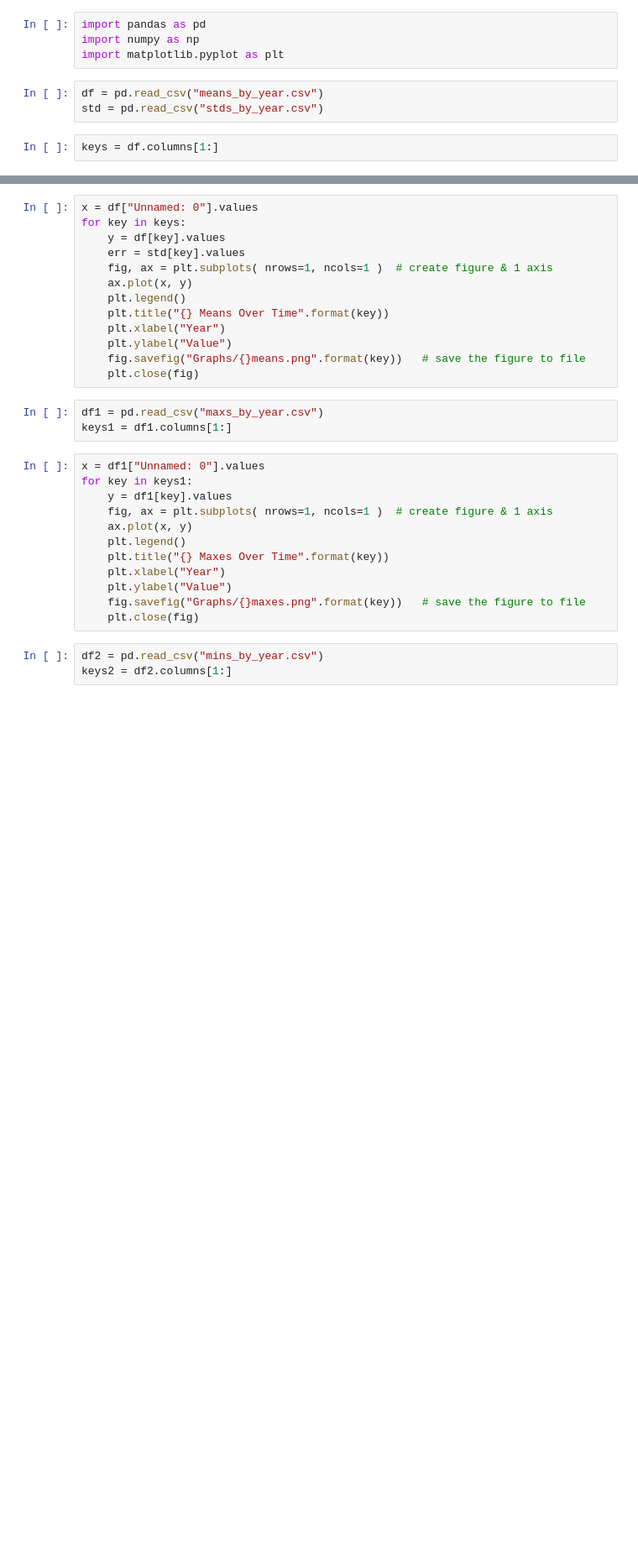
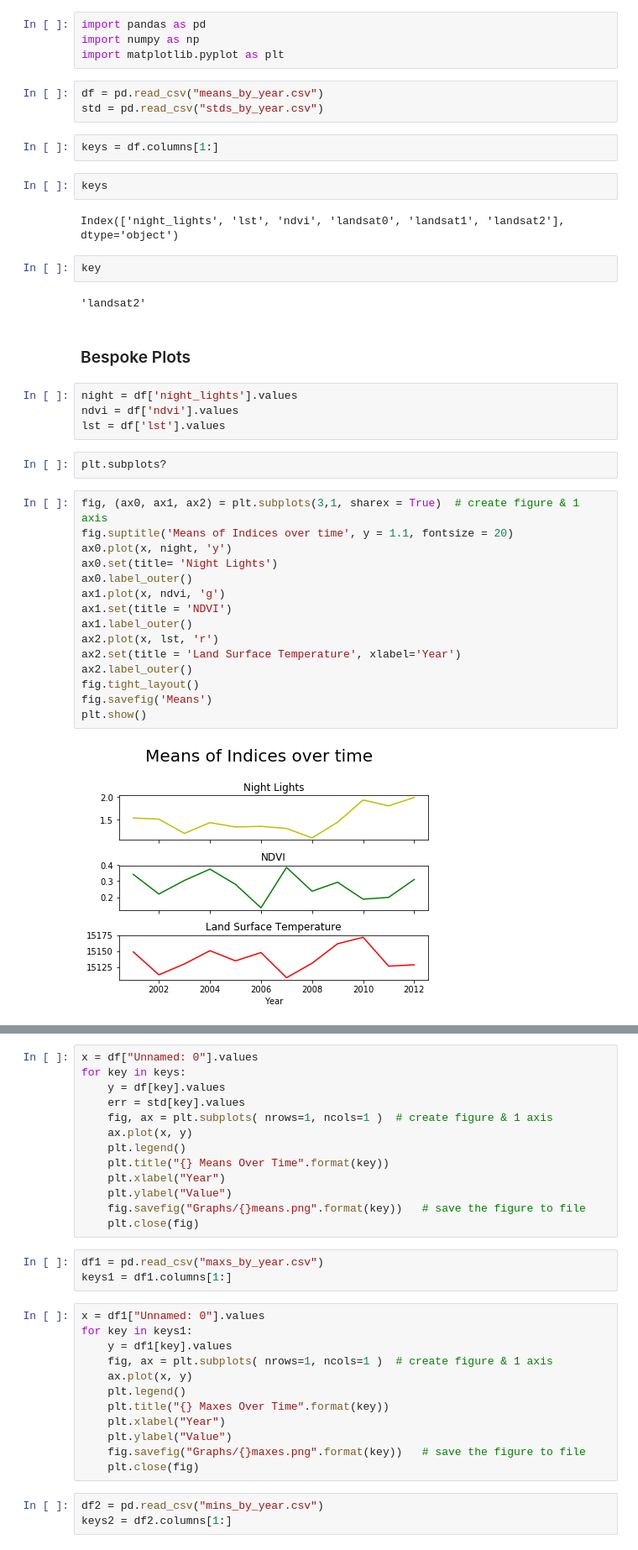
Before and after one commit to bethbailey/SateLIFE, a Jupyter notebook: bands_collapse_data/Graphing_Means.ipynb, the cells around one changed output, grey strips where cells are left out. Shown at 84% size. Saved outputs shown, nothing was run; the diff lists cells and outputs as text; blank space fills up the shorter version.

```diff
--- a/bands_collapse_data/Graphing_Means.ipynb
+++ b/bands_collapse_data/Graphing_Means.ipynb
@@ -7,3 +7,36 @@ df = pd.read_csv("means_by_year.csv")
 std = pd.read_csv("stds_by_year.csv")
 # %%
 keys = df.columns[1:]
+# %%
+keys
+# %% [output]
+Index(['night_lights', 'lst', 'ndvi', 'landsat0', 'landsat1', 'landsat2'], dtype='object')
+# %%
+key
+# %% [output]
+'landsat2'
+# %% [markdown]
+### Bespoke Plots
+# %%
+night = df['night_lights'].values
+ndvi = df['ndvi'].values
+lst = df['lst'].values
+# %%
+plt.subplots?
+# %%
+fig, (ax0, ax1, ax2) = plt.subplots(3,1, sharex = True)  # create figure & 1 axis
+fig.suptitle('Means of Indices over time', y = 1.1, fontsize = 20)
+ax0.plot(x, night, 'y')
+ax0.set(title= 'Night Lights')
+ax0.label_outer()
+ax1.plot(x, ndvi, 'g')
+ax1.set(title = 'NDVI')
+ax1.label_outer()
+ax2.plot(x, lst, 'r')
+ax2.set(title = 'Land Surface Temperature', xlabel='Year')
+ax2.label_outer()
+fig.tight_layout()
+fig.savefig('Means')
+plt.show()
+# %% [output]
+[figure, added]
```
Also changed, not shown: parts of 2 cells of this notebook, 3 other files.
